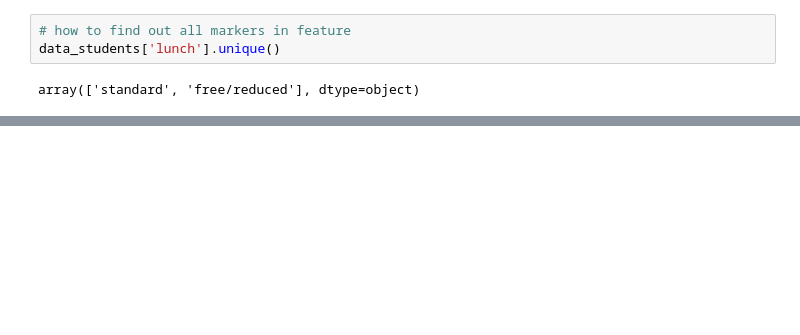
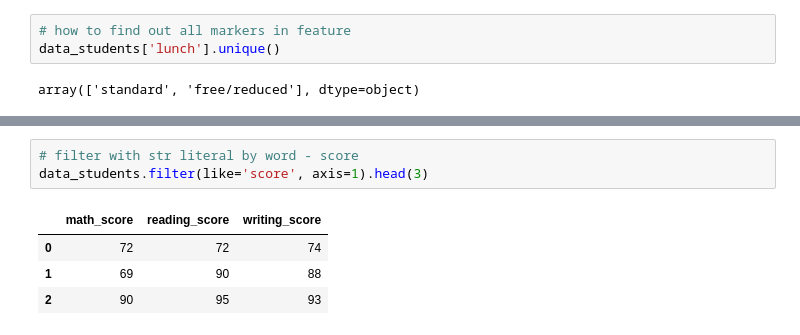
Before and after one commit to Stynic/train_ml_math, a Jupyter notebook: pandas/train_by_course_demo_analysis_data_karpov/simple_train_with_pandas.ipynb, the cells around one changed output, grey strips where cells are left out. Drawn from its saved outputs; the diff is of its cells as text; blank space fills up the shorter version.

```diff
--- a/pandas/train_by_course_demo_analysis_data_karpov/simple_train_with_pandas.ipynb
+++ b/pandas/train_by_course_demo_analysis_data_karpov/simple_train_with_pandas.ipynb
@@ -365,3 +360,11 @@ data_students.groupby('lunch').describe()
 | free/reduced | 355.0 | 58.921127 | 15.159956 | 0.0 | 49.0 | 60.0 | 69.0 | 100.0 | 355.0 | 64.653521 | ... |
 | standard | 645.0 | 70.034109 | 13.653501 | 19.0 | 61.0 | 69.0 | 80.0 | 100.0 | 645.0 | 71.654264 | ... |
 2 rows × 24 columns
+# %%
+# filter with str literal by word - score
+data_students.filter(like='score', axis=1).head(3)
+# %% [output]
+|  | math_score | reading_score | writing_score |
+| 0 | 72 | 72 | 74 |
+| 1 | 69 | 90 | 88 |
+| 2 | 90 | 95 | 93 |
```
Also changed, not shown: parts of 3 cells of this notebook.
